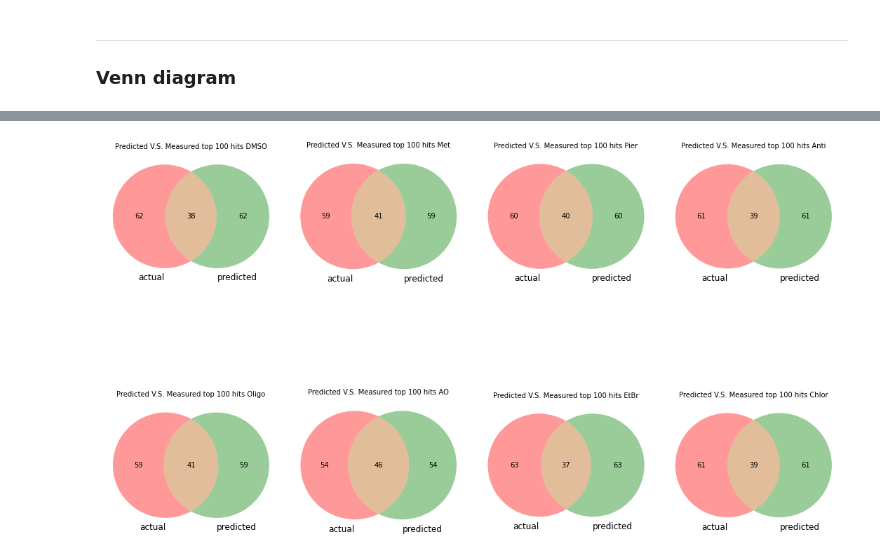
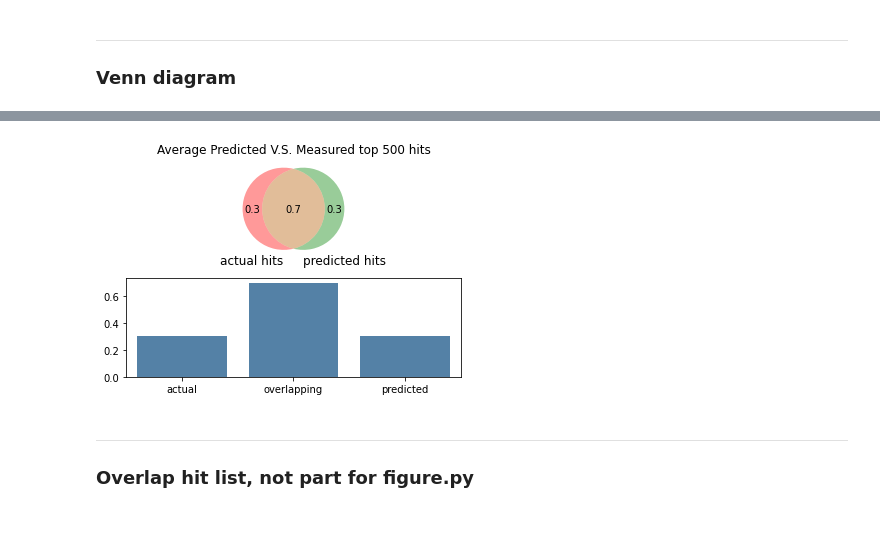
Before and after one commit to pritchardlabatpsu/cga_app, a Jupyter notebook: notebooks/R9-external_corr_venn_plot-YR.ipynb, the cells around one changed output, grey strips where cells are left out. Drawn from its saved outputs; the diff is of its cells as text; code cells hidden in the pictures; blank space fills up the shorter version.

```diff
--- a/notebooks/R9-external_corr_venn_plot-YR.ipynb
+++ b/notebooks/R9-external_corr_venn_plot-YR.ipynb
@@ -101,12 +113,21 @@ Text(0.5, 1.0, 'PC9 Predicted V.S. Measured top 100 hits')
-# %%
-# To
-fig, axes = plt.subplots(2,4)
-fig.set_size_inches(15, 12)
-for i, ax in zip(range(8), axes.flat):
-    drug = df_to_org.columns[i]
-    venn_subset = get_venn_subset(df_to,100, drug = drug)
-    venn2(subsets = venn_subset, set_labels = ('actual', 'predicted'), ax = ax)
-    ax.set_title('Predicted V.S. Measured top 100 hits '+drug, fontsize = 10)
-plt.tight_layout()
-# %% [output]
-[figure, removed]
+# %%
+#To, average percent overlap
+nhits = 500
+ovp = []
+for drug in df_to_org.columns[1:]:
+    venn_subset = get_venn_subset(df_to_venn,500, drug = drug)
+    ovp.append(venn_subset[2]/500)
+ave_ovp = round(sum(ovp)/7,1); other = round(1-ave_ovp,1)
+venn_subset = (other,other, ave_ovp)
+bar_subset= (1-ave_ovp, ave_ovp,1-ave_ovp)
+
+fig, axes = plt.subplots(2,1)
+venn2(subsets = venn_subset, set_labels = ('actual hits', 'predicted hits'), ax = axes[0])
+axes[0].set_title(f'Average Predicted V.S. Measured top {nhit} hits')
+axes[1] = sns.barplot(['actual', 'overlapping','predicted'], bar_subset, color='steelblue')
+# plt.savefig('average_overlap_to.pdf')
+# %% [output]
+[figure, added]
+# %% [markdown]
+***
+### Overlap hit list, not part for figure.py
```
Also changed, not shown: parts of 11 cells of this notebook.
